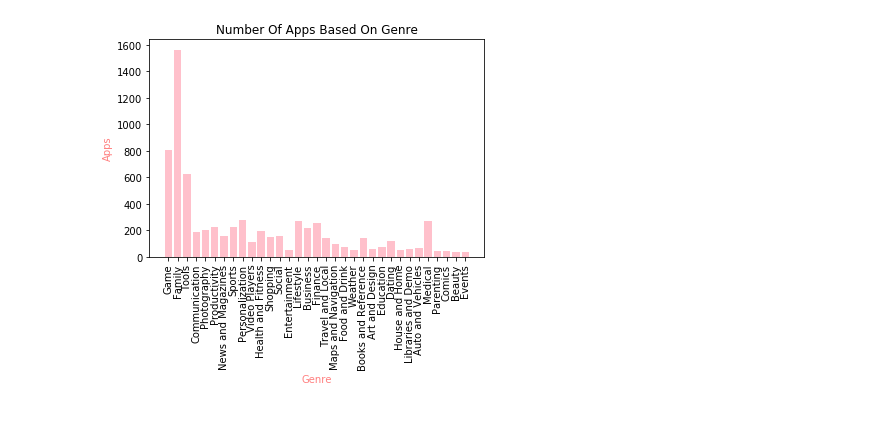
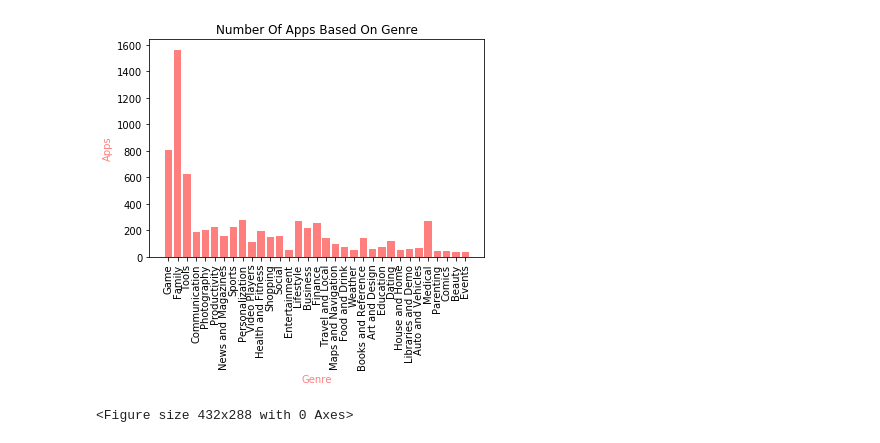
Before and after one commit to KylePeterson623/Project1, a Jupyter notebook: kyle.ipynb, the cells around one changed output. Drawn from its saved outputs; the diff is of its cells as text; code cells hidden in the pictures.

```diff
--- a/kyle.ipynb
+++ b/kyle.ipynb
@@ -242,25 +258,28 @@ print("")
 # %%
 #Creates lists to be graphed
 catApps = categoryCountV2["Counts"].tolist()
 labels = categoryCountV2["Category"].tolist()
 
 #Creates X axis for bar chart
 xAxis = np.arange(len(catApps))
 
 #Creates the bar chart
-plt.bar(xAxis, catApps, color='pink', alpha=1.00, align="center")
+plt.bar(xAxis, catApps, color='red', alpha=0.5, align="center")
 
 #Adds formatting to the bar chart
 plt.title("Number Of Apps Based On Genre")
 tick_locations = [value for value in xAxis]
 plt.xticks(tick_locations, labels, rotation="vertical")
 plt.xlabel("Genre", color = "red", alpha = 0.5)
 plt.ylabel("Apps", color = "red", alpha = 0.5)
 
 #Displays the bar chart
 plt.show()
+
+plt.savefig("Images/genreApps.png")
 # %% [output]
-[figure, old version]
+[figure, new version]
+<Figure size 432x288 with 0 Axes>
 # %%
 #Creates lists to be graphed
 catInstalls = categoryCountV2["Installs"].tolist()
```
Also changed, not shown: parts of 7 cells of this notebook, 7 other files.
